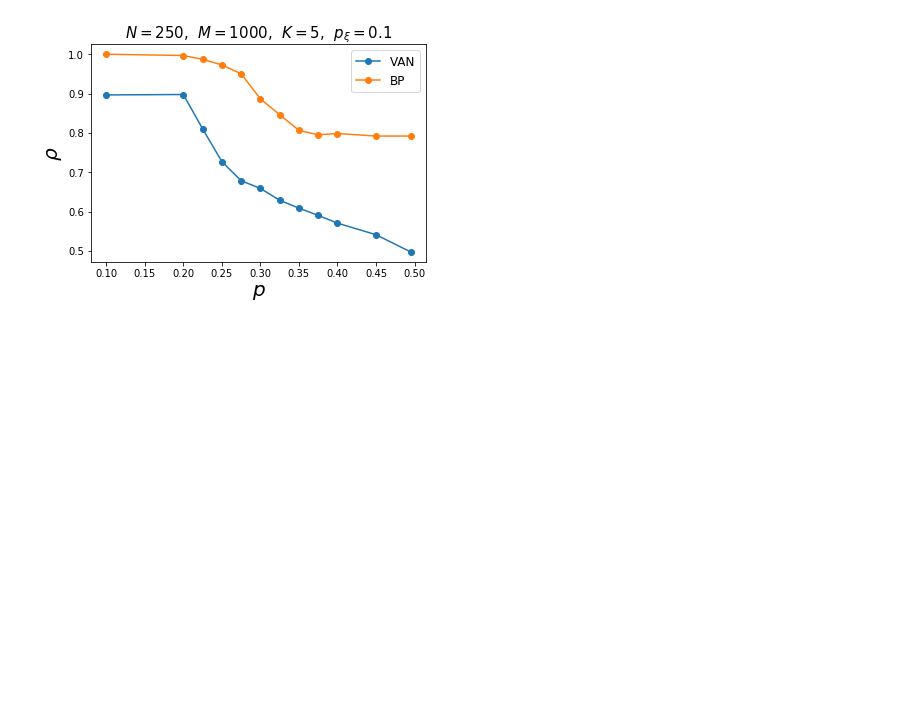
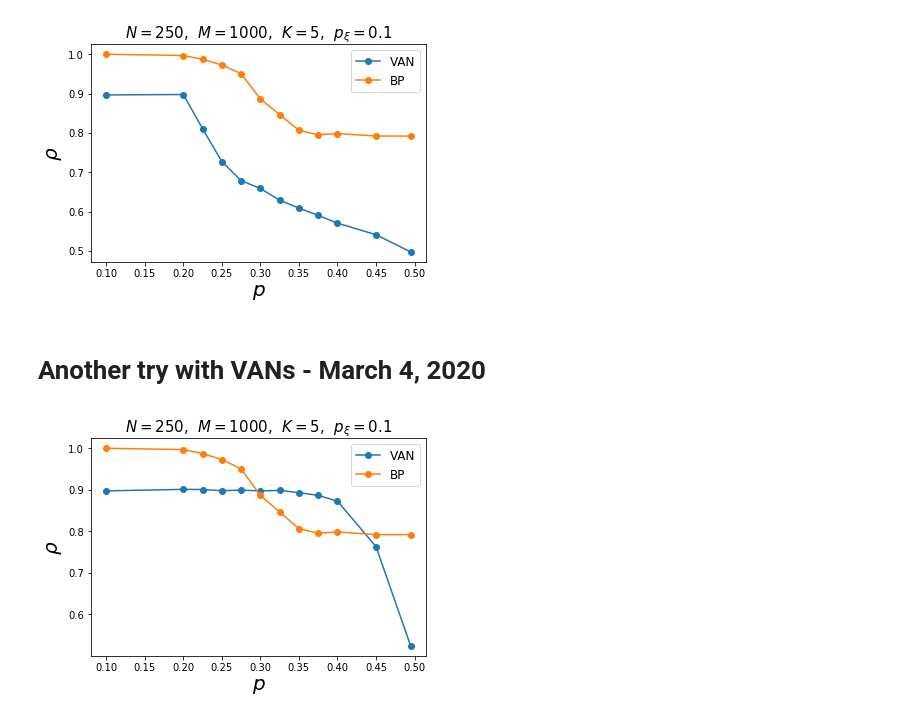
Before and after one commit to rodsveiga/BP_LDPC, a Jupyter notebook: comparing.ipynb, the cells around one changed output. Drawn from its saved outputs; the diff is of its cells as text; code cells hidden in the pictures; blank space fills up the shorter version.

```diff
--- a/comparing.ipynb
+++ b/comparing.ipynb
@@ -21,3 +21,5 @@ plt.title('$N=250$,  $M=1000$,  $K=5$,  $p_{\\xi} = 0.1$', fontsize= 15)
 plt.show()
 # %% [output]
 [figure]
+# %% [markdown]
+# Another try with VANs - March 4, 2020
@@ -23,0 +29,20 @@ plt.show()
+# %%
+path = '/home/rodsveiga/Dropbox/DOC/van_error_codes/models/_N_250_M_1000_K_5_p_prior_0100_steps_1000_code_0'
+
+file_VANs = path + '/p_versus_overlap_N_250_M_1000_K_5_p_prior_0100_steps_1000_code_0_sampling'
+file_BP = 'p_versus_overlap_BP_N_250_M_1000_p_prior_0100_messages_5_it_8.txt'
+# %%
+p = [ float(x.split()[0]) for x in open(file_VANs).readlines()]
+pho_VAN = [ float(x.split()[1]) for x in open(file_VANs).readlines()]
+pho_BP = [ float(x.split()[1]) for x in open(file_BP).readlines()]
+# %%
+plt.plot(p, pho_VAN, 'o-', label= 'VAN')
+plt.plot(p, pho_BP, 'o-', label= 'BP')
+plt.xlabel('$p$', fontsize= 20)
+plt.ylabel('$\\rho$', fontsize= 20)
+plt.legend(fontsize=12)
+plt.title('$N=250$,  $M=1000$,  $K=5$,  $p_{\\xi} = 0.1$', fontsize= 15)
+plt.savefig('comparing_2.png')
+plt.show()
+# %% [output]
+[figure, added]
```
Also changed, not shown: parts of 1 cell of this notebook, 1 other file.
